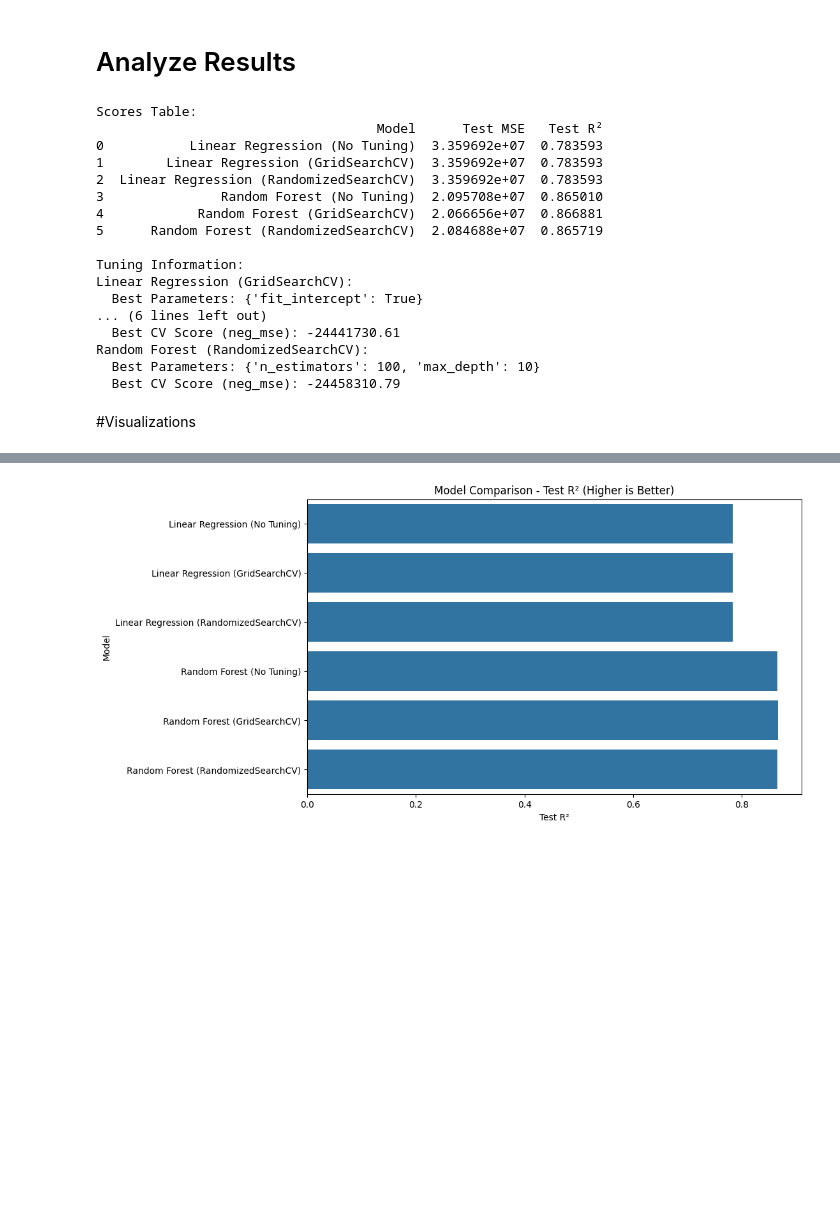
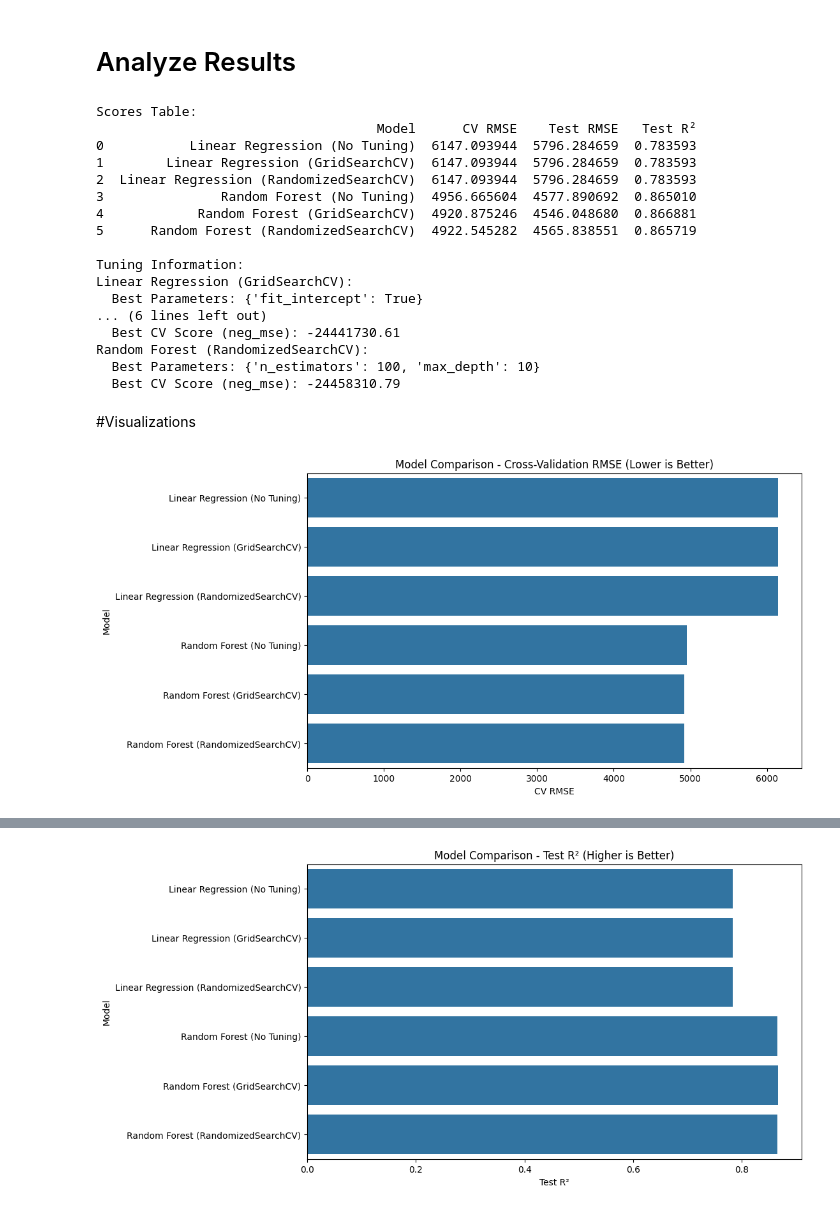
Before and after one commit to dipherent1/Hyper-Parameter-Tuning, a Jupyter notebook: HyperParameter_Tuning.ipynb, the cells around one changed output, grey strips where cells are left out. Cells and saved outputs as stored; diff of their text form; code cells hidden in the pictures; blank space fills up the shorter version.

```diff
--- a/HyperParameter_Tuning.ipynb
+++ b/HyperParameter_Tuning.ipynb
@@ -247,14 +252,14 @@ Test MSE: 20846881.67, R²: 0.87
 # %% [markdown]
 # Analyze Results
 # %%
-# Convert scores to a DataFrame for easier analysis
+# Convert scores to a DataFrame
 scores_df = pd.DataFrame(scores)
 
 # Display the results table
 print("\nScores Table:")
-print(scores_df[['Model', 'Test MSE', 'Test R²']])
+print(scores_df[['Model', 'CV RMSE', 'Test RMSE', 'Test R²']])
 
-# Additional tuning information for tuned models
+# Display tuning information
 print("\nTuning Information:")
 for score in scores:
     if 'Best Parameters' in score:
@@ -263,13 +268,13 @@ for score in scores:
         print(f"  Best CV Score (neg_mse): {score['Best CV Score (neg_mse)']:.2f}")
 # %% [output]
 Scores Table:
-                                    Model      Test MSE   Test R²
-0           Linear Regression (No Tuning)  3.359692e+07  0.783593
-1        Linear Regression (GridSearchCV)  3.359692e+07  0.783593
-2  Linear Regression (RandomizedSearchCV)  3.359692e+07  0.783593
-3               Random Forest (No Tuning)  2.095708e+07  0.865010
-4            Random Forest (GridSearchCV)  2.066656e+07  0.866881
-5      Random Forest (RandomizedSearchCV)  2.084688e+07  0.865719
+                                    Model      CV RMSE    Test RMSE   Test R²
+0           Linear Regression (No Tuning)  6147.093944  5796.284659  0.783593
+1        Linear Regression (GridSearchCV)  6147.093944  5796.284659  0.783593
+2  Linear Regression (RandomizedSearchCV)  6147.093944  5796.284659  0.783593
+3               Random Forest (No Tuning)  4956.665604  4577.890692  0.865010
+4            Random Forest (GridSearchCV)  4920.875246  4546.048680  0.866881
+5      Random Forest (RandomizedSearchCV)  4922.545282  4565.838551  0.865719
 
 Tuning Information:
 Linear Regression (GridSearchCV):
@@ -281,4 +286,12 @@ Random Forest (RandomizedSearchCV):
   Best CV Score (neg_mse): -24458310.79
 # %% [markdown]
 #Visualizations
+# %%
+# Plot CV RMSE
+plt.figure(figsize=(10, 6))
+sns.barplot(x='CV RMSE', y='Model', data=scores_df)
+plt.title('Model Comparison - Cross-Validation RMSE (Lower is Better)')
+plt.show()
+# %% [output]
+[figure, added]
 # %%
```
Also changed, not shown: parts of 6 cells of this notebook, 1 other file.
